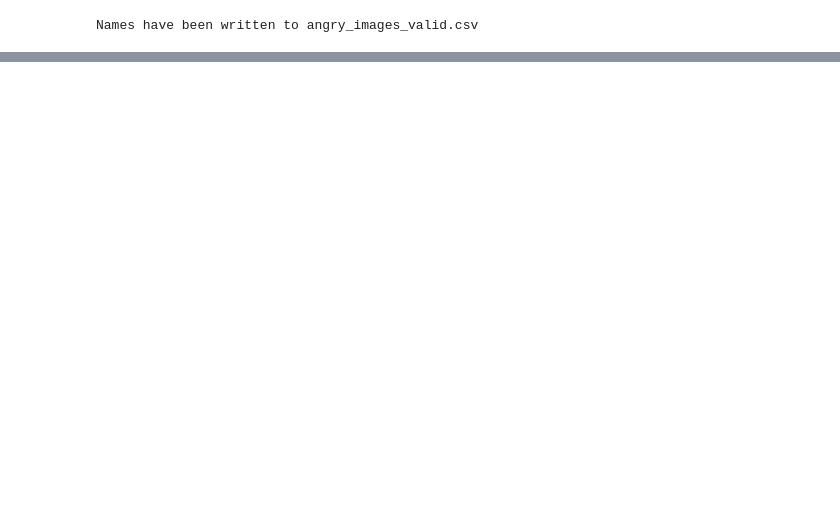
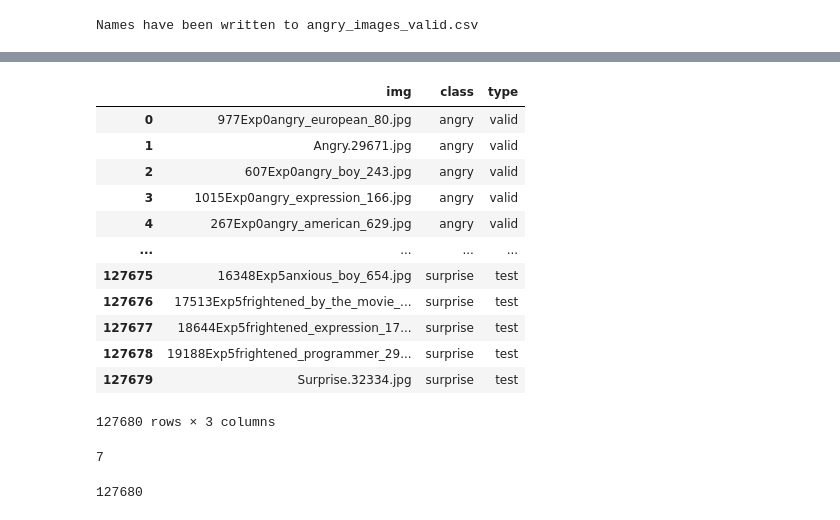
Before and after one commit to imnawar/EmotionRecognition, a Jupyter notebook: Download_dataset.ipynb, the cells around one changed output, grey strips where cells are left out. Cells and saved outputs as stored; diff of their text form; code cells hidden in the pictures; blank space fills up the shorter version.

```diff
--- a/Download_dataset.ipynb
+++ b/Download_dataset.ipynb
@@ -348,0 +376,27 @@ valid_df.tail()
+# %%
+for label in list(valid_df['class'].unique()):
+  img_paths = os.listdir('/content/emotions_dataset/MMAFEDB/test/'+label)
+  df = pd.DataFrame({'img':img_paths})
+  df['class'] = label
+  df['type'] = 'test'
+  data = pd.concat([data, df], ignore_index=True)
+# %%
+data
+# %% [output]
+|  | img | class | type |
+| 0 | 977Exp0angry_european_80.jpg | angry | valid |
+| 1 | Angry.29671.jpg | angry | valid |
+| 2 | 607Exp0angry_boy_243.jpg | angry | valid |
+| 3 | 1015Exp0angry_expression_166.jpg | angry | valid |
+| 4 | 267Exp0angry_american_629.jpg | angry | valid |
+| ... | ... | ... | ... |
+| 127675 | 16348Exp5anxious_boy_654.jpg | surprise | test |
+| 127676 | 17513Exp5frightened_by_the_movie_... | surprise | test |
+| 127677 | 18644Exp5frightened_expression_17... | surprise | test |
+| 127678 | 19188Exp5frightened_programmer_29... | surprise | test |
+| 127679 | Surprise.32334.jpg | surprise | test |
+127680 rows × 3 columns
+# %%
+len(os.listdir('/content/emotions_dataset/MMAFEDB/train/'))
+# %% [output]
+7
@@ -348,0 +407,4 @@ valid_df.tail()
+# %%
+len(f)
+# %% [output]
+127680
```
Also changed, not shown: parts of 20 cells of this notebook.
